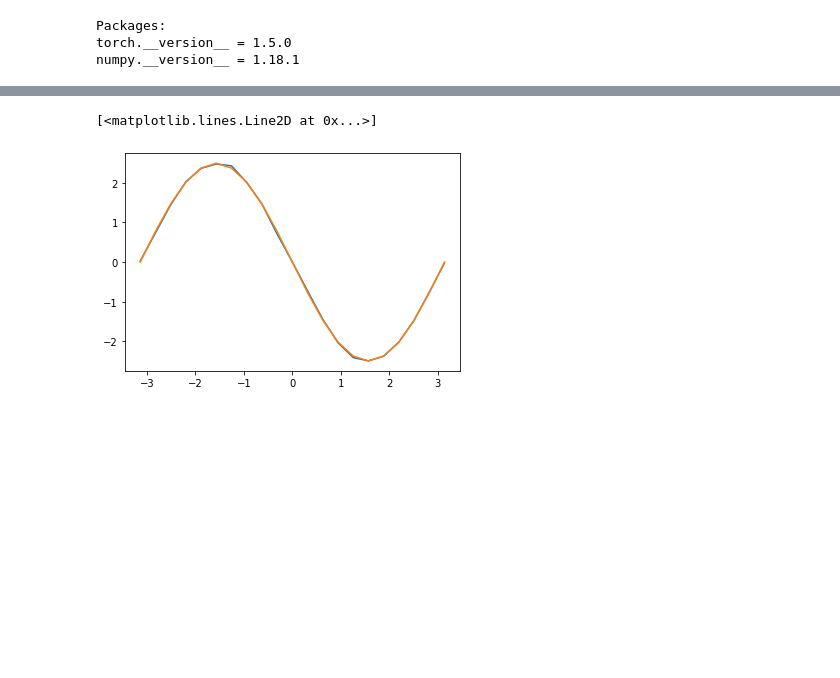
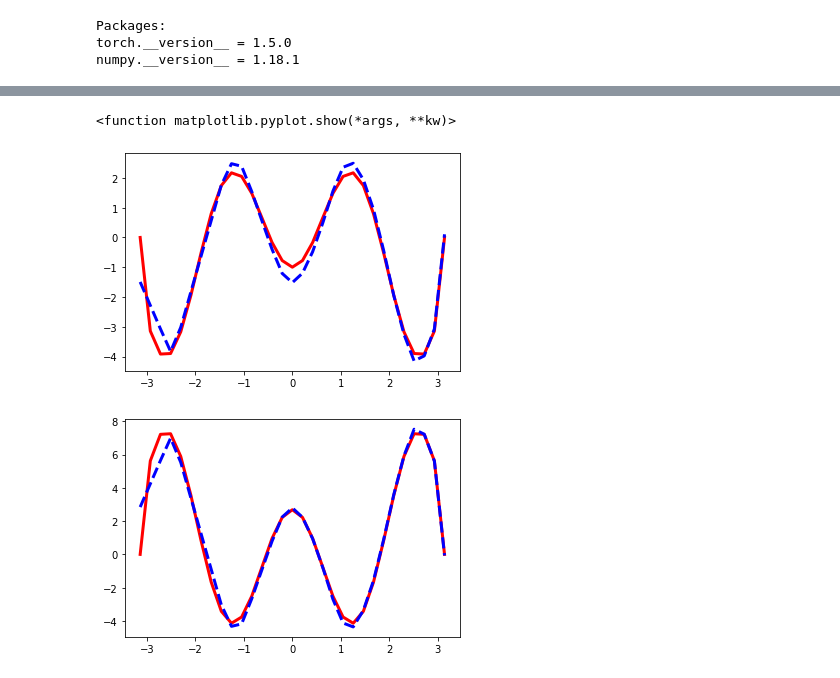
Before and after one commit to agracyk2/Andrew-Gracyk-Code, a Jupyter notebook: DeepONet Basics.ipynb, the cells around one changed output, grey strips where cells are left out. Drawn from its saved outputs; the diff is of its cells as text; code cells hidden in the pictures; blank space fills up the shorter version.

```diff
--- a/DeepONet Basics.ipynb
+++ b/DeepONet Basics.ipynb
@@ -168,6 +162,15 @@ DNN training finished.
-# %%
-plt.plot(x,torch.mul(output_1, output_2).detach().numpy()[0:21])
-plt.plot(x, target.detach().numpy()[0:21])
-# %% [output]
-[<matplotlib.lines.Line2D at 0x...>]
-[figure, removed]
+# %%
+y = torch.mul(output_1[:,0:1], output_2[:,0:1]) + torch.mul(output_1[:,1:2], output_2[:,1:2])
+plt.figure(1)
+plt.plot(x, target.detach().numpy()[0:31], color='red', linewidth=3)
+plt.plot(x,y.detach().numpy()[0:31], linestyle='dashed', color='blue', linewidth=3)
+plt.show
+
+plt.figure(2)
+plt.plot(x, target.detach().numpy()[31:62], color='red', linewidth=3)
+plt.plot(x,y.detach().numpy()[31:62], linestyle='dashed', color='blue', linewidth=3)
+plt.show
+# %% [output]
+<function matplotlib.pyplot.show(*args, **kw)>
+[figure, added]
+[figure, added]
```
Also changed, not shown: parts of 11 cells of this notebook.
